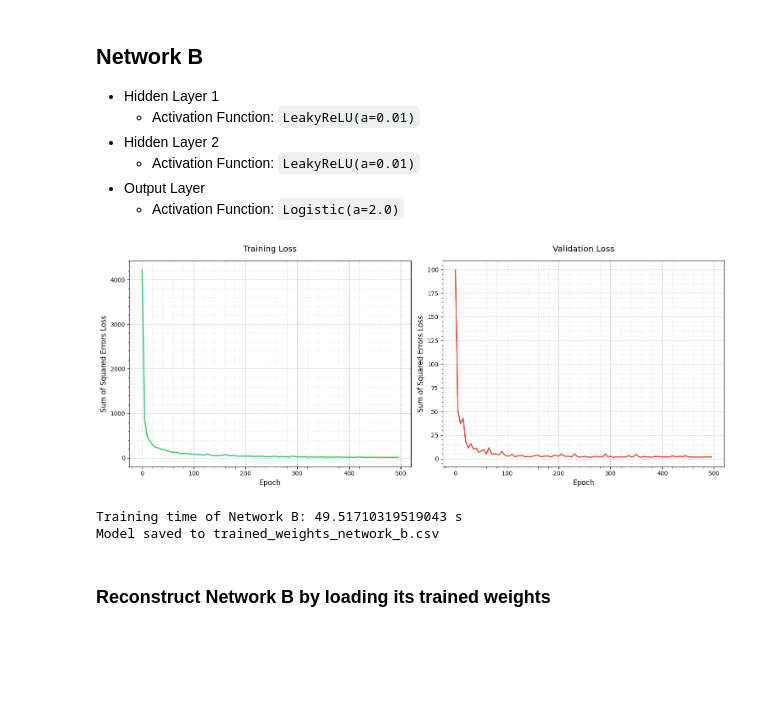
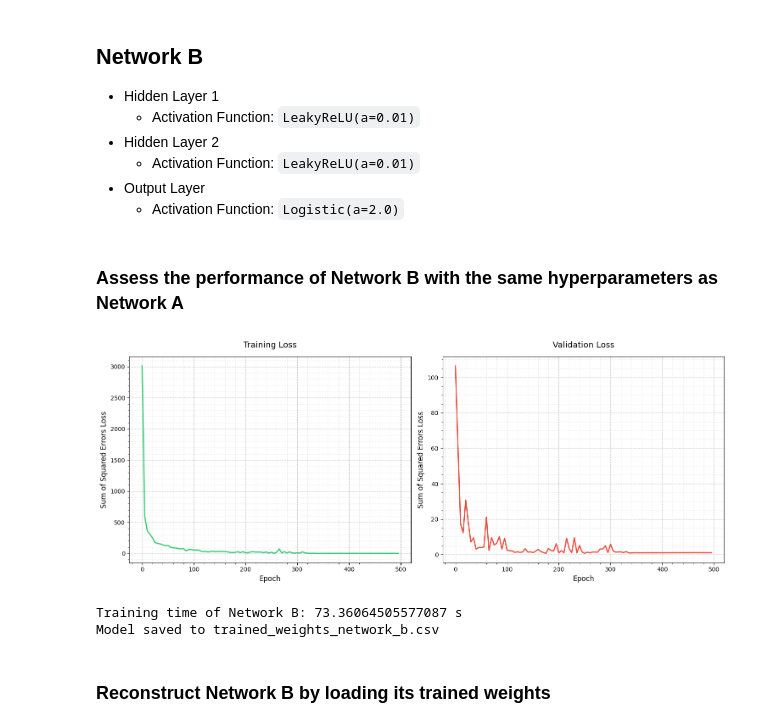
Before and after one commit to lendl-uy/ai201, a Jupyter notebook: programming_hw_3/ai201_pa3_ann_jan_lendl_uy.ipynb, the cells around one changed output. Saved outputs shown, nothing was run; the diff lists cells and outputs as text; code cells hidden in the pictures; blank space fills up the shorter version.

```diff
--- a/programming_hw_3/ai201_pa3_ann_jan_lendl_uy.ipynb
+++ b/programming_hw_3/ai201_pa3_ann_jan_lendl_uy.ipynb
@@ -439,7 +443,7 @@ class MLP:
                  momentum=0.9,
                  hidden_sizes=[64, 64],
                  batch_size=8,
-                 activations=[LeakyReLU(), LeakyReLU(), LeakyReLU()]
+                 activations=[LeakyReLU(), LeakyReLU(), Logistic()]
         ):
         self.input_size = input_size
         self.output_size = output_size
@@ -530,16 +534,17 @@ class MLP:
             # Show plot
             plt.show()
 
-    def train(self, X_train, y_train, X_val, y_val, n_epochs=500):
+    def train(self, X_train, y_train, X_val=None, y_val=None, n_epochs=500, suppress_plot=False):
         # Create mini-batches
         n_samples = X_train.shape[0]
         n_batches = n_samples // self.batch_size
 
-        epoch_iterator = tqdm(range(n_epochs), desc="Training the multilayer perceptron")
+        # epoch_iterator = tqdm(range(n_epochs), desc="Training the multilayer perceptron")
         self.training_losses = []
         self.validation_losses = []
 
-        for epoch in epoch_iterator:
+        # for epoch in epoch_iterator:
+        for epoch in range(n_epochs):
             # Shuffle training data
             indices = np.random.permutation(n_samples)
             X_train_shuffled = X_train[indices]
@@ -575,18 +580,19 @@ class MLP:
             loss_val = self.sum_squared_errors(error_val)
 
             # Update progress bar
-            epoch_iterator.set_postfix({
-                "Training Loss": f"{epoch_loss:.6f}",
-                "Validation Loss": f"{loss_val:.6f}"
-            })
+            # epoch_iterator.set_postfix({
+            #     "Training Loss": f"{epoch_loss:.6f}",
+            #     "Validation Loss": f"{loss_val:.6f}"
+            # })
 
             # Save losses every 5 epochs
             if epoch % 5 == 0:
                 self.training_losses.append(epoch_loss)
                 self.validation_losses.append(loss_val)
 
-        # Plot learning curves after training
-        self._get_learning_curves()
+        if not suppress_plot:
+            # Plot learning curves after training
+            self._get_learning_curves()
 # %% [markdown]
 ### Helper functions for saving and loading of trained model
 Inspired by the idea of saving and loading of model architecture and its parameters in PyTorch. Model architecture is saved as a state dictionary that is included in the .csv file that stores model state. Similarly, loading the model involves validating the architectural configuration of the model from the state dictionary then setting the weights of the loaded model with the parameters saved in the .csv file.
@@ -743,0 +832,12 @@ def load_model(model, filepath):
+# %%
+# Parameter grid to be used for search
+param_grid = {
+    "learning_rate": [1e-4, 1e-3, 5e-3],
+    "momentum": [0.85, 0.9, 0.95],
+    "hidden_sizes": [[32, 32], [64, 64]],
+}
+
+# Perform grid search
+best_params, best_score, all_results = grid_search_mlp(
+    X_train, y_train, X_val, y_val, param_grid, n_epochs=500
+)
@@ -757,10 +877,11 @@ network_a_activations=[Tanh(a=1.716, b=2/3),
              Logistic(a=2.0)]
 
 network_a = MLP(
-                learning_rate=1e-3,
+                learning_rate=best_params["learning_rate"],
+                momentum=best_params["momentum"],
                 input_size=input_size,
                 output_size=output_size,
-                hidden_sizes=[32, 32],
+                hidden_sizes=best_params["hidden_sizes"],
                 activations=network_a_activations
             )
 
@@ -849,31 +971,34 @@ Total samples: 701
     - Activation Function: `LeakyReLU(a=0.01)`
 - Output Layer
     - Activation Function: `Logistic(a=2.0)`
+# %% [markdown]
+### Assess the performance of Network B with the same hyperparameters as Network A
 # %%
 input_size = X_train.shape[1]
 output_size = y_train.shape[1]
 network_b_activations=[LeakyReLU(a=0.01),
                        LeakyReLU(a=0.01),
                        Logistic(a=2.0)]
 
 network_b = MLP(
-                learning_rate=1e-3,
+                learning_rate=best_params["learning_rate"],
+                momentum=best_params["momentum"],
                 input_size=input_size,
                 output_size=output_size,
-                hidden_sizes=[32, 32],
+                hidden_sizes=best_params["hidden_sizes"],
                 activations=network_b_activations
             )
 
 # Train Network B and get the training time
 start_time = time.time()
 network_b.train(X_train, y_train, X_val, y_val, n_epochs=500)
 print(f"Training time of Network B: {time.time() - start_time} s")
 
 # Save the trained weights of Network B
 save_model(network_b, NETWORK_B_WEIGHTS)
 # %% [output]
-[figure, old version]
+[figure, new version]
-Training time of Network B: 49.51710319519043 s
+Training time of Network B: 73.36064505577087 s
 Model saved to trained_weights_network_b.csv
 # %% [markdown]
 ### Reconstruct Network B by loading its trained weights
```
Also changed, not shown: parts of 11 cells of this notebook, 4 other files.
